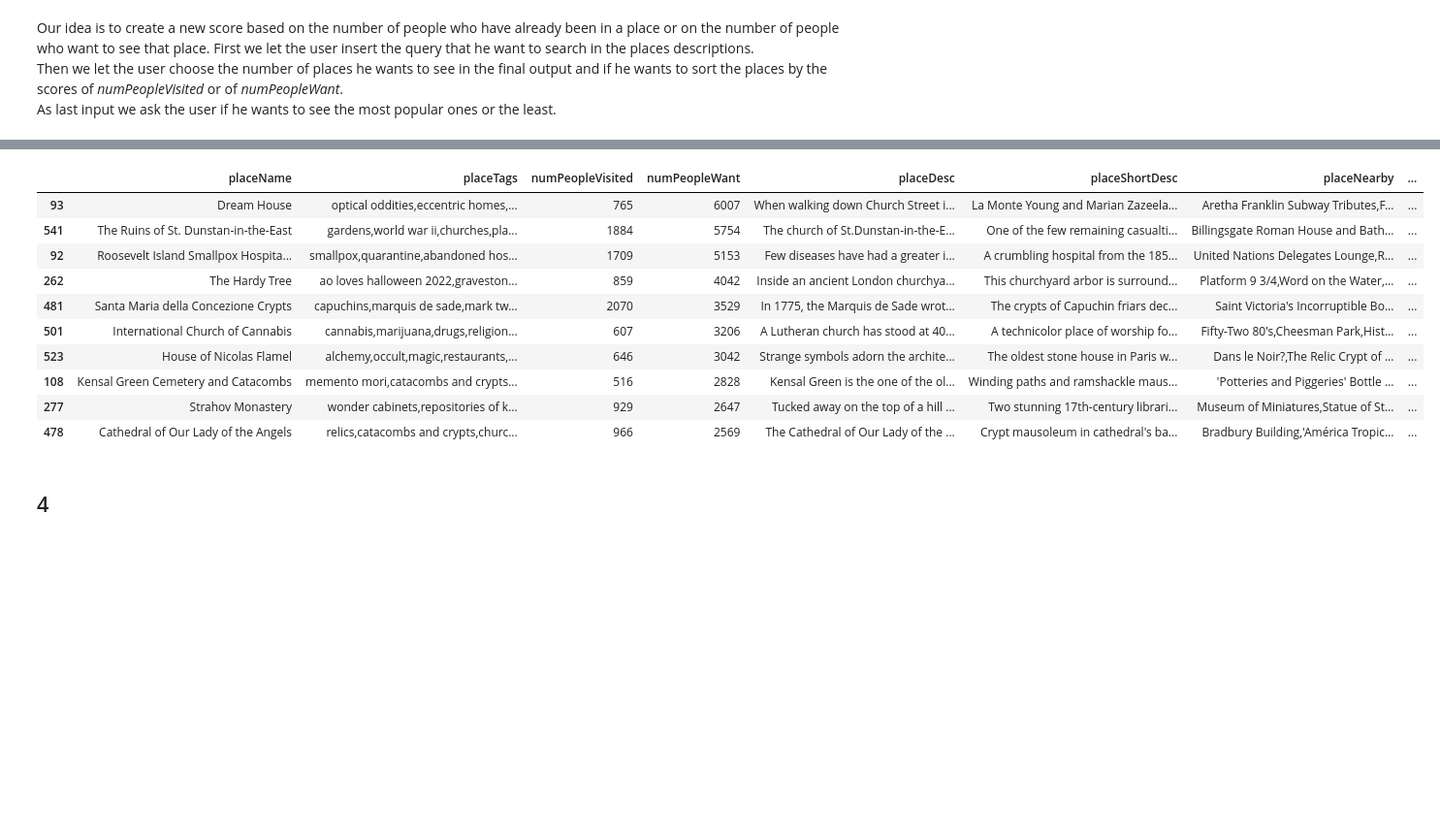
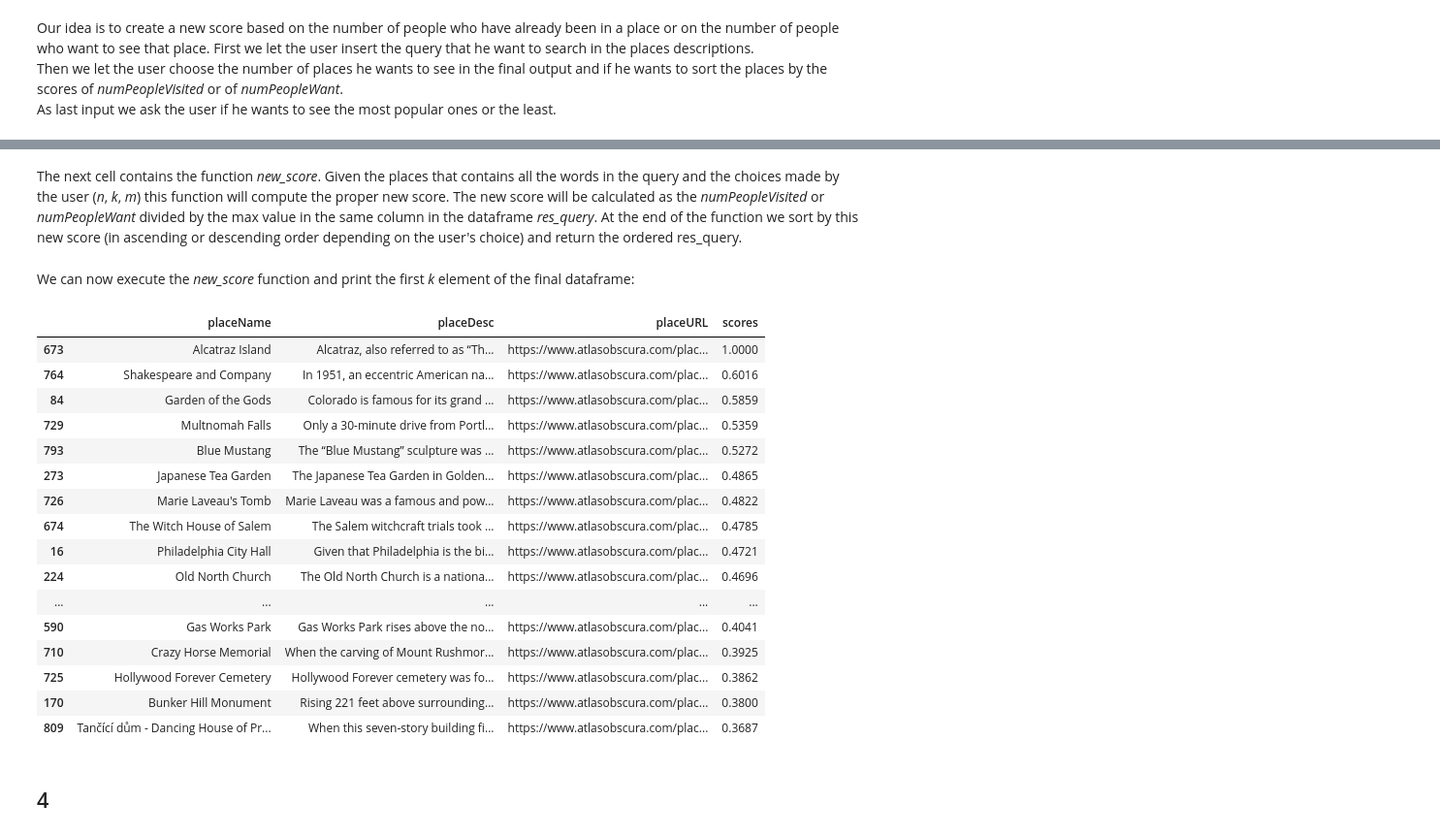
Before and after one commit to MRampo/ADM-HW3, a Jupyter notebook: hw3.ipynb, the cells around one changed output, grey strips where cells are left out. Shown: that part at 97% size. Cells and saved outputs as stored; diff of their text form; code cells hidden in the pictures; blank space fills up the shorter version.

```diff
--- a/hw3.ipynb
+++ b/hw3.ipynb
@@ -685,3 +649,0 @@ Then we add this list in a new column called 'cosine similarity'.
-# %%
-scores = cosine_score(res_query,df,qv)
-res_query.insert(res_query.shape[1], "cosine similarity",scores )
@@ -717,2 +675,2 @@ As last input we ask the user if he wants to see the most popular ones or the le
 # %%
-query_user = list(input("Insert the words that you want to be found in the description's places: ").split())
+q = input("Insert the words that you want to be found in the description's places: ")
@@ -721,7 +687,4 @@ Insert the words that you want to be found in the description's places: church m
 # %%
-#first of all we execute the search engine as in 2.1 with the query given by the user
-dic1 = read_dic("dic1")
-dic2 = read_dic("dic2")
-s = query(query_user)
+s = query(q,vocabulary,inverted_index)
 res_query = data[data['placeName'].isin(list(s))]
 res_query.reset_index(inplace = True, drop=True)
@@ -741,3 +700,5 @@ Insert "1" if you want to see the k most popular places or insert "2" if you wan
+# %% [markdown]
+The next cell contains the function *new_score*. Given the places that contains all the words in the query and the choices made by the user (*n*, *k*, *m*) this function will compute the proper new score. The new score will be calculated as the *numPeopleVisited* or *numPeopleWant* divided by the max value in the same column in the dataframe *res_query*. At the end of the function we sort by this new score (in ascending or descending order depending on the user's choice) and return the ordered res_query.
 # %%
 def new_score(res_query,n,k,m):
     scores = []
@@ -754,21 +715,30 @@ def new_score(res_query,n,k,m):
     else:
         res_query = res_query.sort_values(by=['scores'],ascending=True)
 
-    return res_query.head(k)
+    return res_query
+# %% [markdown]
+We can now execute the *new_score* function and print the first *k* element of the final dataframe:
 # %%
-resquery = new_score(res_query,n,k,m)
+resquery = new_score(res_query,n,k,m).head(k)
+resquery[['placeName','placeDesc','placeURL','scores']]
 # %% [output]
-|  | placeName | placeTags | numPeopleVisited | numPeopleWant | placeDesc | placeShortDesc | placeNearby | ... |
-| 93 | Dream House | optical oddities,eccentric homes,... | 765 | 6007 | When walking down Church Street i... | La Monte Young and Marian Zazeela... | Aretha Franklin Subway Tributes,F... | ... |
-| 541 | The Ruins of St. Dunstan-in-the-East | gardens,world war ii,churches,pla... | 1884 | 5754 | The church of St.Dunstan-in-the-E... | One of the few remaining casualti... | Billingsgate Roman House and Bath... | ... |
-| 92 | Roosevelt Island Smallpox Hospita... | smallpox,quarantine,abandoned hos... | 1709 | 5153 | Few diseases have had a greater i... | A crumbling hospital from the 185... | United Nations Delegates Lounge,R... | ... |
-| 262 | The Hardy Tree | ao loves halloween 2022,graveston... | 859 | 4042 | Inside an ancient London churchya... | This churchyard arbor is surround... | Platform 9 3/4,Word on the Water,... | ... |
-| 481 | Santa Maria della Concezione Crypts | capuchins,marquis de sade,mark tw... | 2070 | 3529 | In 1775, the Marquis de Sade wrot... | The crypts of Capuchin friars dec... | Saint Victoria's Incorruptible Bo... | ... |
-| 501 | International Church of Cannabis | cannabis,marijuana,drugs,religion... | 607 | 3206 | A Lutheran church has stood at 40... | A technicolor place of worship fo... | Fifty-Two 80's,Cheesman Park,Hist... | ... |
-| 523 | House of Nicolas Flamel | alchemy,occult,magic,restaurants,... | 646 | 3042 | Strange symbols adorn the archite... | The oldest stone house in Paris w... | Dans le Noir?,The Relic Crypt of ... | ... |
-| 108 | Kensal Green Cemetery and Catacombs | memento mori,catacombs and crypts... | 516 | 2828 | Kensal Green is the one of the ol... | Winding paths and ramshackle maus... | 'Potteries and Piggeries' Bottle ... | ... |
-| 277 | Strahov Monastery | wonder cabinets,repositories of k... | 929 | 2647 | Tucked away on the top of a hill ... | Two stunning 17th-century librari... | Museum of Miniatures,Statue of St... | ... |
-| 478 | Cathedral of Our Lady of the Angels | relics,catacombs and crypts,churc... | 966 | 2569 | The Cathedral of Our Lady of the ... | Crypt mausoleum in cathedral's ba... | Bradbury Building,'América Tropic... | ... |
+|  | placeName | placeDesc | placeURL | scores |
+| 673 | Alcatraz Island | Alcatraz, also referred to as “Th... | https://www.atlasobscura.com/plac... | 1.0000 |
+| 764 | Shakespeare and Company | In 1951, an eccentric American na... | https://www.atlasobscura.com/plac... | 0.6016 |
+| 84 | Garden of the Gods | Colorado is famous for its grand ... | https://www.atlasobscura.com/plac... | 0.5859 |
+| 729 | Multnomah Falls | Only a 30-minute drive from Portl... | https://www.atlasobscura.com/plac... | 0.5359 |
+| 793 | Blue Mustang | The “Blue Mustang” sculpture was ... | https://www.atlasobscura.com/plac... | 0.5272 |
+| 273 | Japanese Tea Garden | The Japanese Tea Garden in Golden... | https://www.atlasobscura.com/plac... | 0.4865 |
+| 726 | Marie Laveau's Tomb | Marie Laveau was a famous and pow... | https://www.atlasobscura.com/plac... | 0.4822 |
+| 674 | The Witch House of Salem | The Salem witchcraft trials took ... | https://www.atlasobscura.com/plac... | 0.4785 |
+| 16 | Philadelphia City Hall | Given that Philadelphia is the bi... | https://www.atlasobscura.com/plac... | 0.4721 |
+| 224 | Old North Church | The Old North Church is a nationa... | https://www.atlasobscura.com/plac... | 0.4696 |
+| ... | ... | ... | ... | ... |
+| 590 | Gas Works Park | Gas Works Park rises above the no... | https://www.atlasobscura.com/plac... | 0.4041 |
+| 710 | Crazy Horse Memorial | When the carving of Mount Rushmor... | https://www.atlasobscura.com/plac... | 0.3925 |
+| 725 | Hollywood Forever Cemetery | Hollywood Forever cemetery was fo... | https://www.atlasobscura.com/plac... | 0.3862 |
+| 170 | Bunker Hill Monument | Rising 221 feet above surrounding... | https://www.atlasobscura.com/plac... | 0.3800 |
+| 809 | Tančící dům - Dancing House of Pr... | When this seven-story building fi... | https://www.atlasobscura.com/plac... | 0.3687 |
 # %% [markdown]
 ## 4
 # %% [markdown]
```
Also changed, not shown: parts of 94 cells of this notebook, 5 other files.
